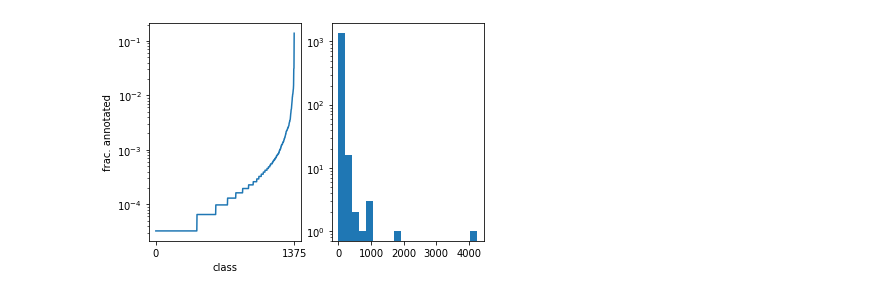
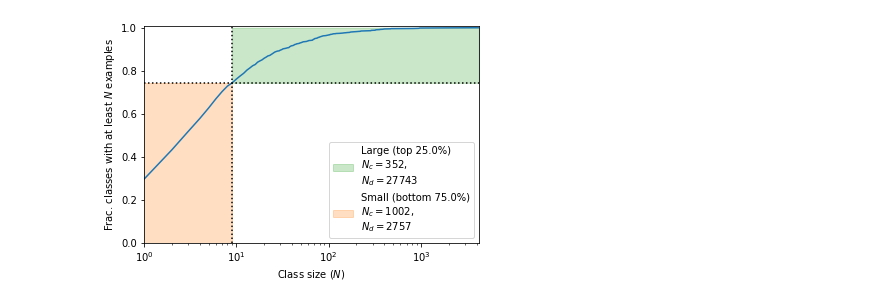
Before and after one commit to VGligorijevic/ProteinUniverse, a Jupyter notebook: ipynb/cath-classes.ipynb, the cells around one changed output. Cells and saved outputs as stored; diff of their text form; code cells hidden in the pictures.

```diff
--- a/ipynb/cath-classes.ipynb
+++ b/ipynb/cath-classes.ipynb
@@ -73,16 +30,0 @@ plt.show()
-# %%
-# fraction annotated per class
-fig, (ax1, ax2) = plt.subplots(1, 2)
-frac = vc.sort_values() / vc.sum()
-ax1.plot(frac.values)
-ax1.set_yscale('log')
-ax1.set_xlabel('class')
-ax1.set_ylabel('frac. annotated')
-ax1.set_xticks([0, len(vc)])
-ax2.set_yscale('log')
-ax2.hist(vc.values, bins=20)
-#ax2.set_yscale('log')
-plt.show()
-#plt.plot(v)
-# %% [output]
-[figure, removed]
@@ -88,0 +33,56 @@ plt.show()
+# %%
+def accumulate_topology_by_size():
+    vc = cath_annotation_frame['class'].value_counts()
+    counts = vc.values
+    size_freqs = Counter(counts)
+    unique_sizes = sorted(list(size_freqs.keys()))
+    accumulated_topols = np.array([len(vc[vc <= sz]) for sz in unique_sizes]) / len(vc)
+
+    return unique_sizes, accumulated_topols
+
+def accumulate_topology_by_size_plot(ax, frac=0.75, alpha=0.25, label=None, title=False):
+    unique_sizes, accumulated_topols = accumulate_topology_by_size()
+    ax.plot(unique_sizes, accumulated_topols, label=label)
+
+    if frac is not None:
+        closest = min(accumulated_topols, key=lambda x: abs(x - frac))
+        idx     = list(accumulated_topols).index(closest)
+        xval    = unique_sizes[idx]
+        low  = vc[vc < xval]
+        high = vc[vc > xval]
+
+        nc_high, nc_low = map(len, (low, high))
+        n_high , n_low  = map(sum, (low, high))
+
+        ax.axvline(xval, linestyle=':', color='k')
+        ax.axhline(closest, linestyle=':', color='k')
+
+        pct_high, pct_low = frac*100, (1 - frac)*100
+
+        lb_lbl = f"Small (bottom {pct_high:0.1f}%)\n$N_c={nc_high}$,\n$N_d={n_high}$"
+        ub_lbl = f"Large (top {pct_low:0.1f}%)\n$N_c={nc_low}$,\n$N_d={n_low}$"
+
+        # upper
+        ax.fill_between(range(xval, max(unique_sizes)), closest, 1.,
+                         alpha=alpha, label=ub_lbl, color='C2')
+
+        # lower
+        ax.fill_between(range(xval+1), 0., closest,
+                        alpha=alpha, label=lb_lbl, color='C1')
+
+    ax.set_ylim(0, 1.01)
+    ax.set_xlim(min(unique_sizes), max(unique_sizes))
+    ax.set_xscale('log')
+    if title:
+        ax.set_title(f"Accumulation by size of {len(vc)} topologies")
+    ax.set_xlabel("Class size ($N$)")
+    ax.set_ylabel("Frac. classes with at least $N$ examples")
+    return accumulated_topols
+
+ax = plt.gca()
+accumulate_topology_by_size_plot(ax)
+ax.legend()
+plt.savefig("figs/accumulate_top")
+plt.show()
+# %% [output]
+[figure, added]
```
Also changed, not shown: parts of 14 cells of this notebook, 6 other files.
